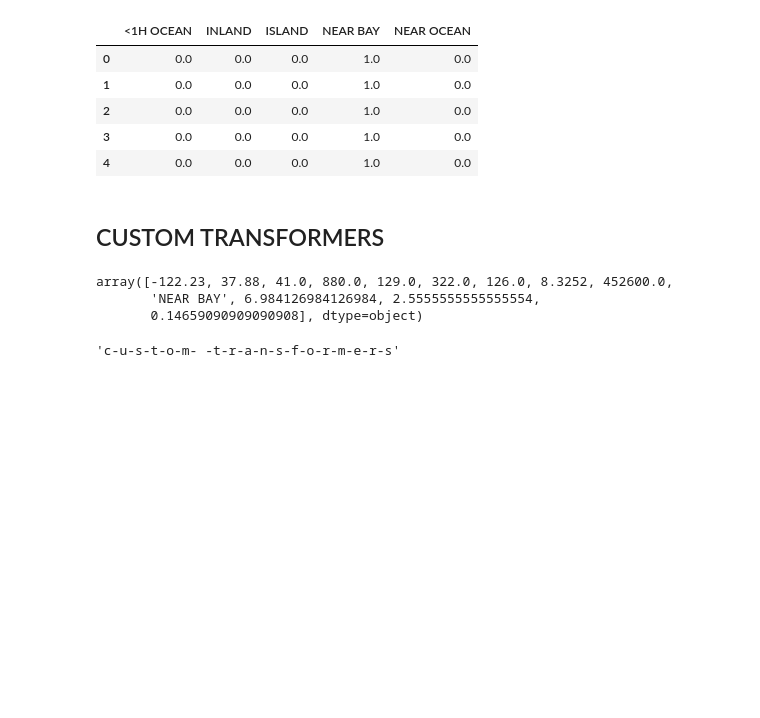
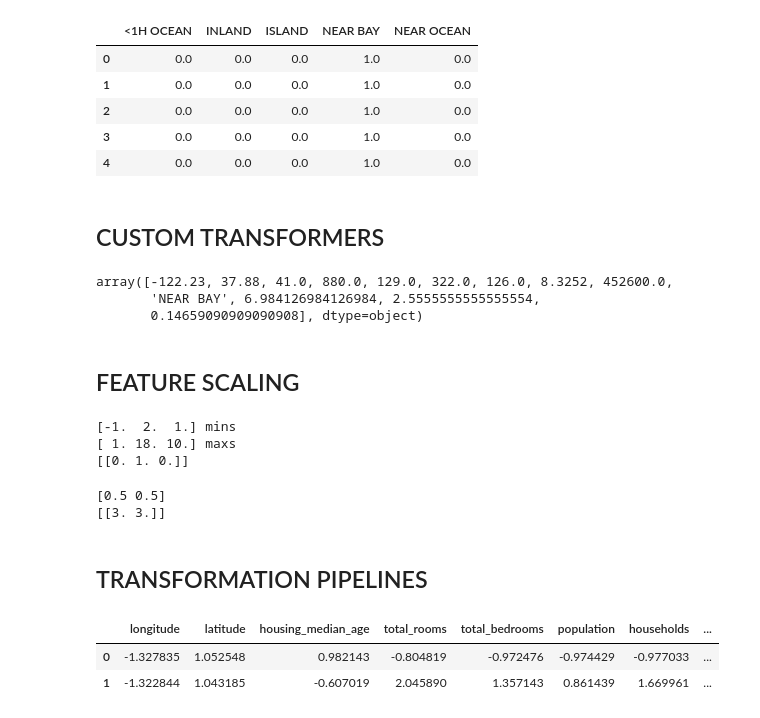
Before and after one commit to DiaDeMuertos/JupiterBase, a Jupyter notebook: Hands-on Machine Learning/Chapter #02.ipynb, the cells around one changed output. Saved outputs shown, nothing was run; the diff lists cells and outputs as text; code cells hidden in the pictures; blank space fills up the shorter version.

Commit message:
added transformation pipelines

```diff
--- a/Hands-on Machine Learning/Chapter #02.ipynb
+++ b/Hands-on Machine Learning/Chapter #02.ipynb
@@ -351,14 +353,15 @@ hot_one.head(5)
 # %% [markdown]
 ## CUSTOM TRANSFORMERS
 # %%
-from sklearn.base import BaseEstimator, TransformerMixin
-
-
 rooms_ix, bedrooms_ix, population_ix, households_ix = 3, 4, 5, 6
 
 class CombinedAttributesAdder(BaseEstimator, TransformerMixin):
     def __init__(self, add_bedrooms_per_room = True): # no *args or **kargs
         self.add_bedrooms_per_room = add_bedrooms_per_room
+        if add_bedrooms_per_room:
+            self.categories_ = ["rooms_per_household", "population_per_household","bedrooms_per_room"]
+        else:
+            self.categories_ = ["rooms_per_household", "population_per_household"]
 
     def fit(self, X, y=None):
         return self # nothing else to do
@@ -381,8 +384,56 @@ temp_values[0,:]  #add extra colums data
 array([-122.23, 37.88, 41.0, 880.0, 129.0, 322.0, 126.0, 8.3252, 452600.0,
        'NEAR BAY', 6.984126984126984, 2.5555555555555554,
        0.14659090909090908], dtype=object)
-# %%
-t = "CUSTOM TRANSFORMERS"
-'-'.join(t.lower().sp)
-# %% [output]
-'c-u-s-t-o-m- -t-r-a-n-s-f-o-r-m-e-r-s'
+# %% [markdown]
+## FEATURE SCALING
+# %%
+# MinMaxScaler the values are in 0 - 1.
+
+data = [[-1, 2, 4], [-0.5, 6, 1], [0, 10, 10], [1, 18, 3]]
+scaler = MinMaxScaler()
+scaler.fit(data)
+
+print(scaler.data_min_, "mins")
+print(scaler.data_max_, "maxs")
+
+print(scaler.transform([[-1, 18,1]]))
+# %% [output]
+[-1.  2.  1.] mins
+[ 1. 18. 10.] maxs
+[[0. 1. 0.]]
+# %%
+# StandardScaler does not bound values to a specific range, which may be a problem for some algorithms. How ever,
+# is much less affected by outliers.
+
+data = [[0, 0], [0, 0], [1, 1], [1, 1]]
+scaler = StandardScaler()
+scaler.fit(data)
+
+print(scaler.scale_)
+print(scaler.transform([[2, 2]]))
+# %% [output]
+[0.5 0.5]
+[[3. 3.]]
+# %% [markdown]
+## TRANSFORMATION PIPELINES
+# %%
+from sklearn.pipeline import Pipeline
+from sklearn.preprocessing import StandardScaler
+
+num_pipeline = Pipeline([
+    ('imputer', SimpleImputer(strategy="median")),
+    ('attribs_adder', CombinedAttributesAdder(add_bedrooms_per_room=False)),
+    ('std_scaler', StandardScaler()),
+])
+
+temp_df = df.drop(columns=["ocean_proximity"]).copy();
+temp_values = num_pipeline.fit_transform(temp_df)
+attribs_adder = num_pipeline.steps[1][1]
+
+columns = temp_df.columns.tolist()  + attribs_adder.categories_
+
+pd.DataFrame(data=temp_values, columns=columns).head(2)
+# %% [output]
+|  | longitude | latitude | housing_median_age | total_rooms | total_bedrooms | population | households | ... |
+| 0 | -1.327835 | 1.052548 | 0.982143 | -0.804819 | -0.972476 | -0.974429 | -0.977033 | ... |
+| 1 | -1.322844 | 1.043185 | -0.607019 | 2.045890 | 1.357143 | 0.861439 | 1.669961 | ... |
```
Also changed, not shown: parts of 2 cells of this notebook.
